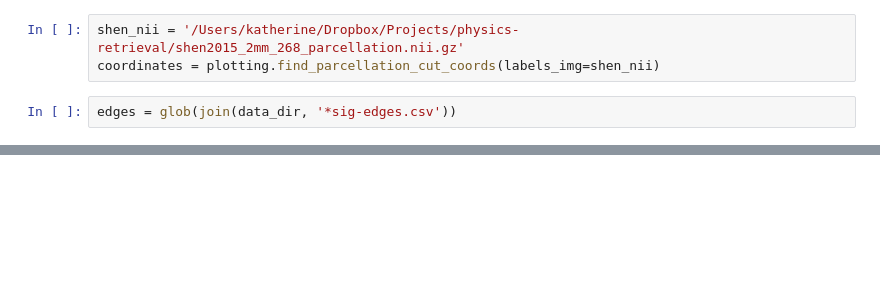
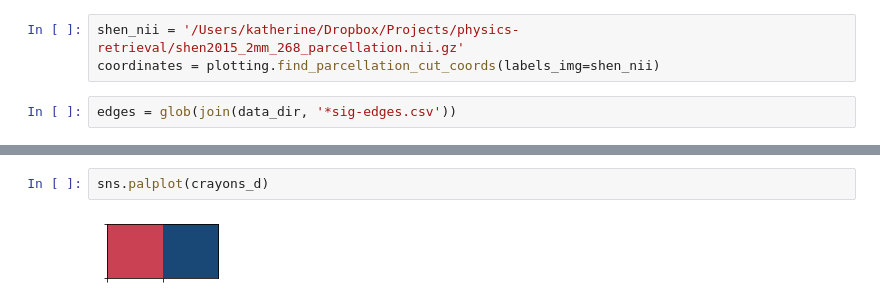
Before and after one commit to 62442katieb/IDConn, a Jupyter notebook: notebooks/figures/significant_edges_heatmaps.ipynb, the cells around one changed output, grey strips where cells are left out. Drawn from its saved outputs; the diff is of its cells as text; blank space fills up the shorter version.

```diff
--- a/notebooks/figures/significant_edges_heatmaps.ipynb
+++ b/notebooks/figures/significant_edges_heatmaps.ipynb
@@ -18 +77,5 @@ edges = glob(join(data_dir, '*sig-edges.csv'))
+# %%
+sns.palplot(crayons_d)
+# %% [output]
+[figure, added]
 # %%
```
Also changed, not shown: parts of 8 cells of this notebook, 3 other files.
